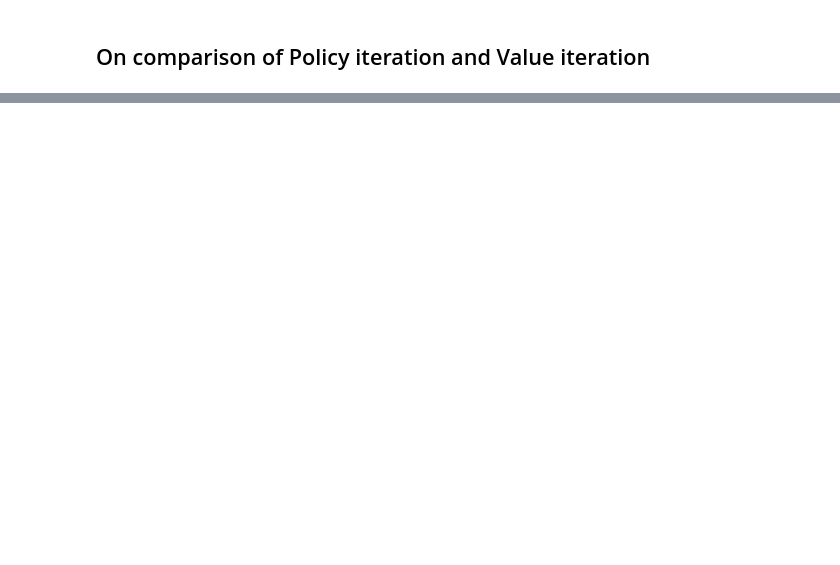
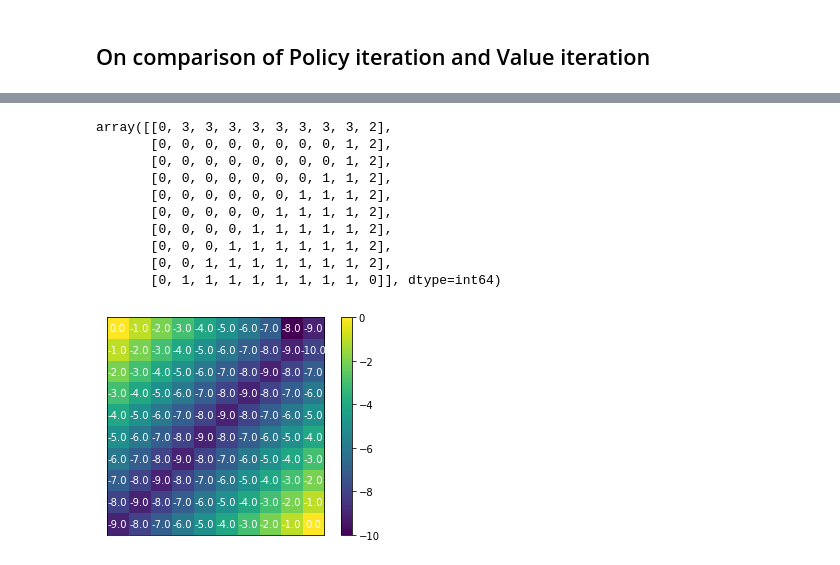
Before and after one commit to greenmonn/rl-playground, a Jupyter notebook: [DP] Compare Policy iteration and Value iteration.ipynb, the cells around one changed output, grey strips where cells are left out. Saved outputs shown, nothing was run; the diff lists cells and outputs as text; code cells hidden in the pictures; blank space fills up the shorter version.

```diff
--- a/[DP] Compare Policy iteration and Value iteration.ipynb
+++ b/[DP] Compare Policy iteration and Value iteration.ipynb
@@ -30,0 +224,31 @@ dp_agent = DP(env=env)
+# %%
+v_pi = policy_evaluation(pi, P, R)
+pi = policy_improvement(pi, v_pi)
+
+pi_viz = pi.reshape(nx, ny, -1).argmax(axis=-1)
+
+fig, ax = plt.subplots(1,1)
+hmap = ax.imshow(v_pi.reshape(nx, ny),
+                 interpolation='nearest')
+cbar = ax.figure.colorbar(hmap, ax=ax)
+_ = ax.set_xticks([])
+_ = ax.set_yticks([])
+
+for i in range(ny):
+    for j in range(nx):
+        cell_v = v_pi.reshape(nx, ny)[nx-1-i, ny-1-j]
+        ax.text(i,j,cell_v, ha="center", va="center", color="w")
+
+pi_viz
+# %% [output]
+array([[0, 3, 3, 3, 3, 3, 3, 3, 3, 2],
+       [0, 0, 0, 0, 0, 0, 0, 0, 1, 2],
+       [0, 0, 0, 0, 0, 0, 0, 0, 1, 2],
+       [0, 0, 0, 0, 0, 0, 0, 1, 1, 2],
+       [0, 0, 0, 0, 0, 0, 1, 1, 1, 2],
+       [0, 0, 0, 0, 0, 1, 1, 1, 1, 2],
+       [0, 0, 0, 0, 1, 1, 1, 1, 1, 2],
+       [0, 0, 0, 1, 1, 1, 1, 1, 1, 2],
+       [0, 0, 1, 1, 1, 1, 1, 1, 1, 2],
+       [0, 1, 1, 1, 1, 1, 1, 1, 1, 0]], dtype=int64)
+[figure, added]
```
Also changed, not shown: parts of 29 cells of this notebook.
